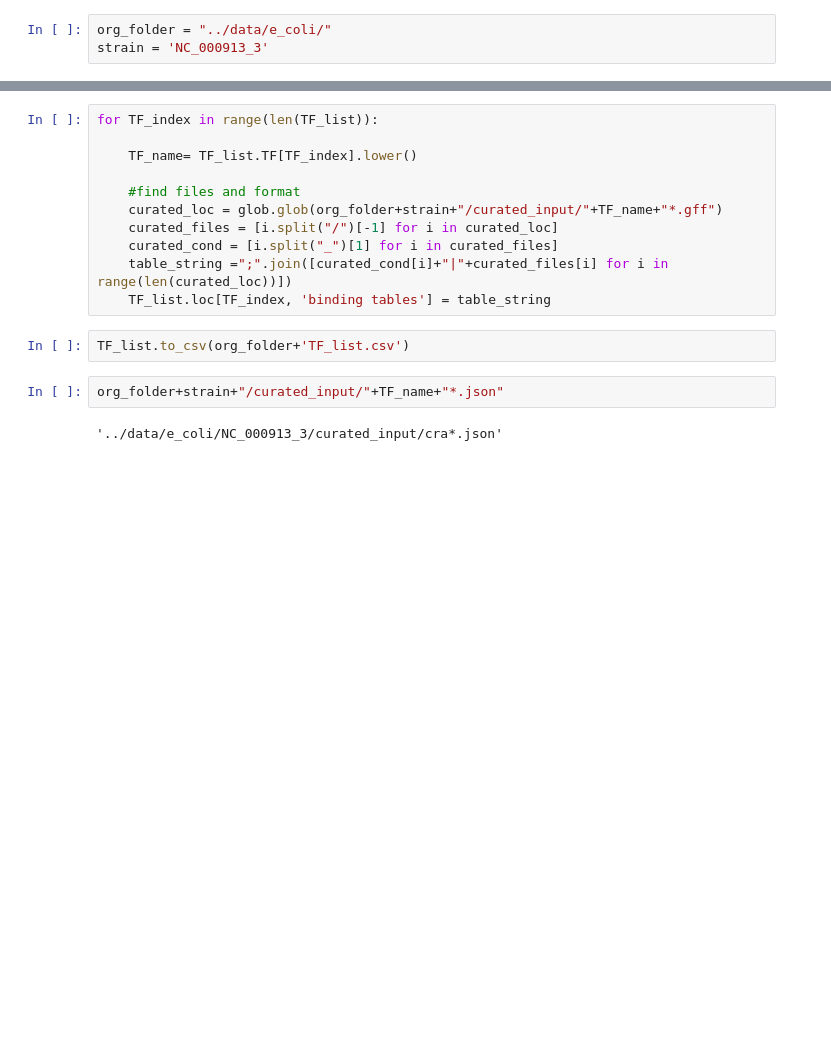
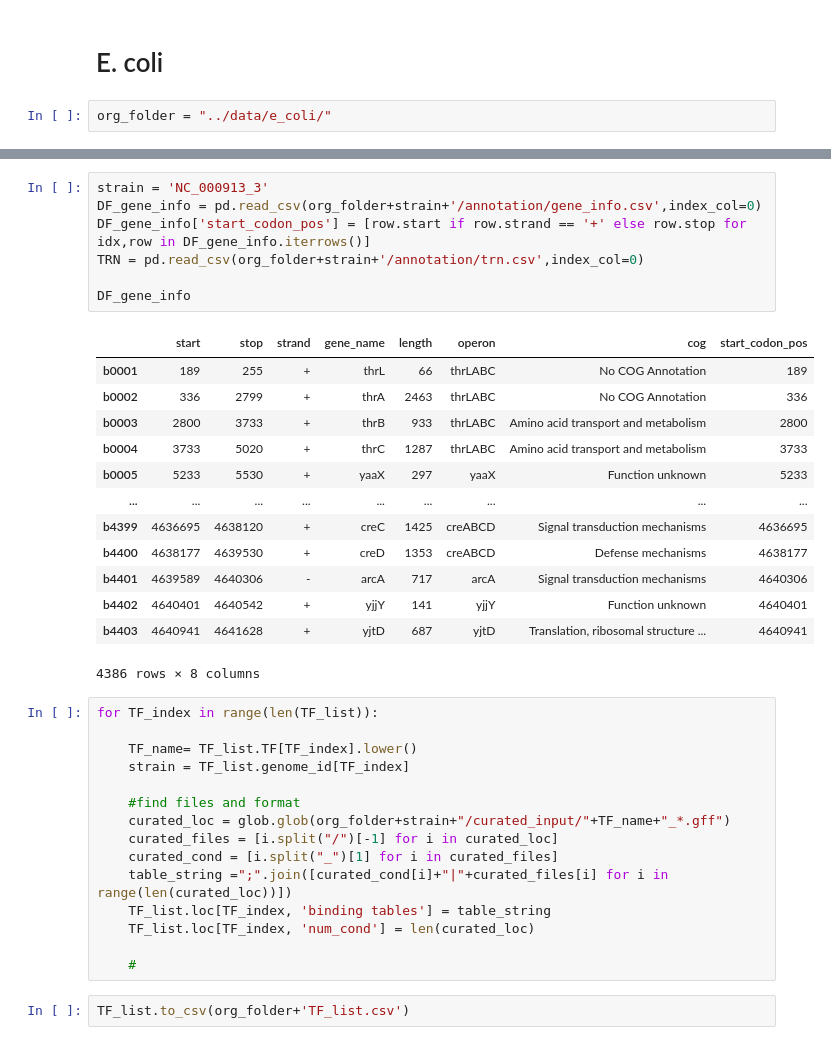
Before and after one commit to SBRG/ChIPdb, a Jupyter notebook: notebooks/plot_data_generate.ipynb, the cells around one changed output, grey strips where cells are left out. Drawn from its saved outputs; the diff is of its cells as text; blank space fills up the shorter version.

Commit message:
start on updates to plot data gen notebook / data

```diff
--- a/notebooks/plot_data_generate.ipynb
+++ b/notebooks/plot_data_generate.ipynb
@@ -8,6 +202,7 @@ pd.set_option('display.max_columns', 500)
+# %% [markdown]
+# E. coli
 # %%
 org_folder = "../data/e_coli/"
-strain = 'NC_000913_3'
 # %%
 TF_list = pd.read_csv(org_folder+'TF_list.csv', index_col=0)
 
@@ -31,20 +226,41 @@ TF_list
 | 44 | PuuR | Escherichia coli | K-12 MG1655 | M9 | Putrescine | NC_000913_3 | e_coli | NaN | ... |
 | 45 | RcsA | Escherichia coli | K-12 MG1655 | M9 | Oxida | NC_000913_3 | e_coli | NaN | ... |
 | 46 | RpoB (Cra and Crp KO exps) | Escherichia coli | K-12 MG1655 | M9 | Acetate | NC_000913_3 | e_coli | NaN | ... |
+# %%
+strain = 'NC_000913_3'
+DF_gene_info = pd.read_csv(org_folder+strain+'/annotation/gene_info.csv',index_col=0)
+DF_gene_info['start_codon_pos'] = [row.start if row.strand == '+' else row.stop for idx,row in DF_gene_info.iterrows()]
+TRN = pd.read_csv(org_folder+strain+'/annotation/trn.csv',index_col=0)
+
+DF_gene_info
+# %% [output]
+|  | start | stop | strand | gene_name | length | operon | cog | start_codon_pos |
+| b0001 | 189 | 255 | + | thrL | 66 | thrLABC | No COG Annotation | 189 |
+| b0002 | 336 | 2799 | + | thrA | 2463 | thrLABC | No COG Annotation | 336 |
+| b0003 | 2800 | 3733 | + | thrB | 933 | thrLABC | Amino acid transport and metabolism | 2800 |
+| b0004 | 3733 | 5020 | + | thrC | 1287 | thrLABC | Amino acid transport and metabolism | 3733 |
+| b0005 | 5233 | 5530 | + | yaaX | 297 | yaaX | Function unknown | 5233 |
+| ... | ... | ... | ... | ... | ... | ... | ... | ... |
+| b4399 | 4636695 | 4638120 | + | creC | 1425 | creABCD | Signal transduction mechanisms | 4636695 |
+| b4400 | 4638177 | 4639530 | + | creD | 1353 | creABCD | Defense mechanisms | 4638177 |
+| b4401 | 4639589 | 4640306 | - | arcA | 717 | arcA | Signal transduction mechanisms | 4640306 |
+| b4402 | 4640401 | 4640542 | + | yjjY | 141 | yjjY | Function unknown | 4640401 |
+| b4403 | 4640941 | 4641628 | + | yjtD | 687 | yjtD | Translation, ribosomal structure ... | 4640941 |
+4386 rows × 8 columns
 # %%
 for TF_index in range(len(TF_list)):
 
     TF_name= TF_list.TF[TF_index].lower()
+    strain = TF_list.genome_id[TF_index]
 
     #find files and format
-    curated_loc = glob.glob(org_folder+strain+"/curated_input/"+TF_name+"*.gff")
+    curated_loc = glob.glob(org_folder+strain+"/curated_input/"+TF_name+"_*.gff")
     curated_files = [i.split("/")[-1] for i in curated_loc]
     curated_cond = [i.split("_")[1] for i in curated_files]
     table_string =";".join([curated_cond[i]+"|"+curated_files[i] for i in range(len(curated_loc))])
     TF_list.loc[TF_index, 'binding tables'] = table_string
+    TF_list.loc[TF_index, 'num_cond'] = len(curated_loc)
+
+    #
 # %%
 TF_list.to_csv(org_folder+'TF_list.csv')
-# %%
-org_folder+strain+"/curated_input/"+TF_name+"*.json"
-# %% [output]
-'../data/e_coli/NC_000913_3/curated_input/cra*.json'
```
Also changed, not shown: parts of 26 cells of this notebook, 49 other files.
